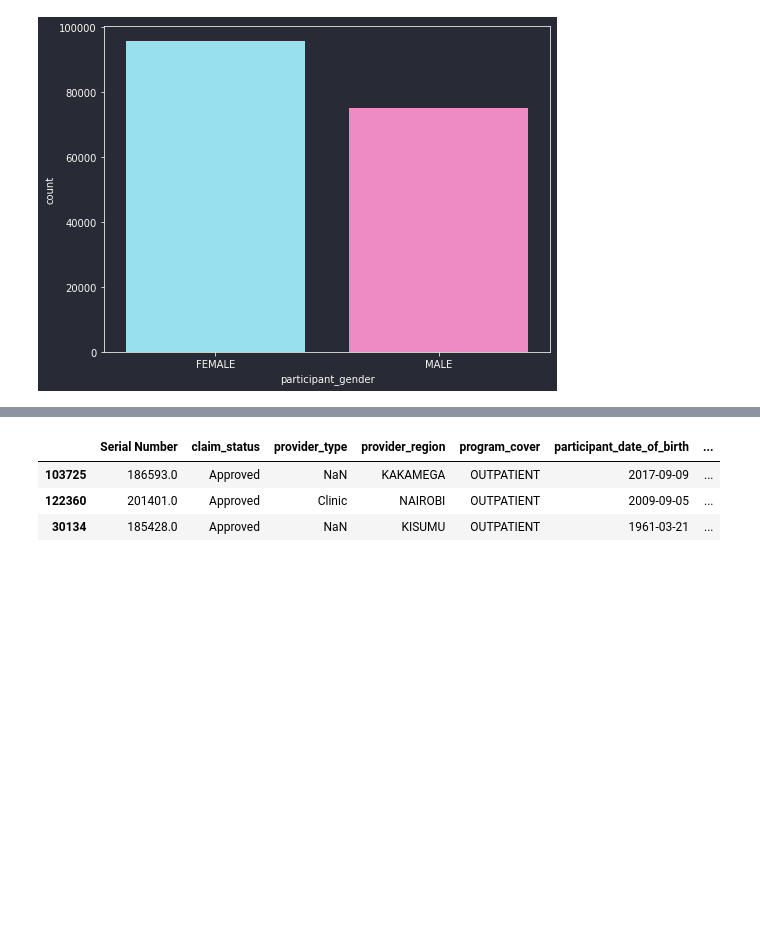
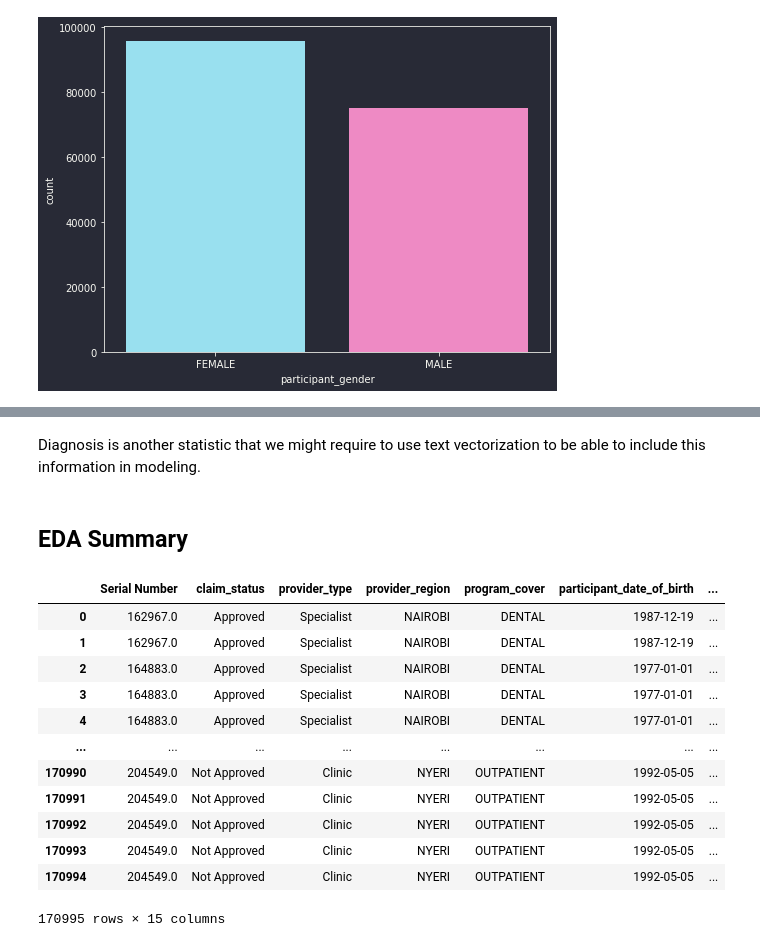
Before and after one commit to lyraxvincent/insurance-claims-prediction, a Jupyter notebook: EDA.ipynb, the cells around one changed output, grey strips where cells are left out. Drawn from its saved outputs; the diff is of its cells as text; code cells hidden in the pictures; blank space fills up the shorter version.

```diff
--- a/EDA.ipynb
+++ b/EDA.ipynb
@@ -17,7 +17,8 @@ import seaborn as sns
 
 from tqdm import tqdm, trange
 # %%
-data = pd.read_excel("Claims Data 2.xlsx", parse_dates=['participant_date_of_birth', 'treatment_created_date', 'claim_finalized_date'])
+data = pd.read_excel("data/Claims Data 2.xlsx", parse_dates=['participant_date_of_birth', 'treatment_created_date',
+                                                             'claim_finalized_date'])
 data.sample(3)
 # %% [output]
 |  | Serial Number | claim_status | provider_type | provider_region | program_type | program_cover | ... |
@@ -291,8 +283,8 @@ data.sample(3)
 # %%
 # save below two cells for feature engineering
 # %%
-data['participant_yearOB'] = data.participant_date_of_birth.dt.year.astype(int)
+"""data['participant_yearOB'] = data.participant_date_of_birth.dt.year.astype(int)
 data['participant_monthOB'] = data.participant_date_of_birth.dt.month.astype(int)
 data['participant_dayOB'] = data.participant_date_of_birth.dt.day.astype(int)
 
-data.sample(3)
+data.sample(3)"""
@@ -327,0 +397,3 @@ Name: participant_gender, dtype: int64
+# %%
+# drop item currency column since it has only one unique value
+data.drop('item_currency', axis=1, inplace=True)
@@ -328,7 +436,23 @@ Name: participant_gender, dtype: int64
+# %% [markdown]
+Diagnosis is another statistic that we might require to use text vectorization to be able to include this information in modeling.
+# %%
+# drop treatment type as it has only one unique value
+data.drop('treatment_type', axis=1, inplace=True)
+# %% [markdown]
+## **EDA Summary**
 # %%
-data.sample(3)
+data
 # %% [output]
 |  | Serial Number | claim_status | provider_type | provider_region | program_cover | participant_date_of_birth | ... |
-| 103725 | 186593.0 | Approved | NaN | KAKAMEGA | OUTPATIENT | 2017-09-09 | ... |
-| 122360 | 201401.0 | Approved | Clinic | NAIROBI | OUTPATIENT | 2009-09-05 | ... |
-| 30134 | 185428.0 | Approved | NaN | KISUMU | OUTPATIENT | 1961-03-21 | ... |
+| 0 | 162967.0 | Approved | Specialist | NAIROBI | DENTAL | 1987-12-19 | ... |
+| 1 | 162967.0 | Approved | Specialist | NAIROBI | DENTAL | 1987-12-19 | ... |
+| 2 | 164883.0 | Approved | Specialist | NAIROBI | DENTAL | 1977-01-01 | ... |
+| 3 | 164883.0 | Approved | Specialist | NAIROBI | DENTAL | 1977-01-01 | ... |
+| 4 | 164883.0 | Approved | Specialist | NAIROBI | DENTAL | 1977-01-01 | ... |
+| ... | ... | ... | ... | ... | ... | ... | ... |
+| 170990 | 204549.0 | Not Approved | Clinic | NYERI | OUTPATIENT | 1992-05-05 | ... |
+| 170991 | 204549.0 | Not Approved | Clinic | NYERI | OUTPATIENT | 1992-05-05 | ... |
+| 170992 | 204549.0 | Not Approved | Clinic | NYERI | OUTPATIENT | 1992-05-05 | ... |
+| 170993 | 204549.0 | Not Approved | Clinic | NYERI | OUTPATIENT | 1992-05-05 | ... |
+| 170994 | 204549.0 | Not Approved | Clinic | NYERI | OUTPATIENT | 1992-05-05 | ... |
+170995 rows × 15 columns
```
Also changed, not shown: parts of 25 cells of this notebook.
